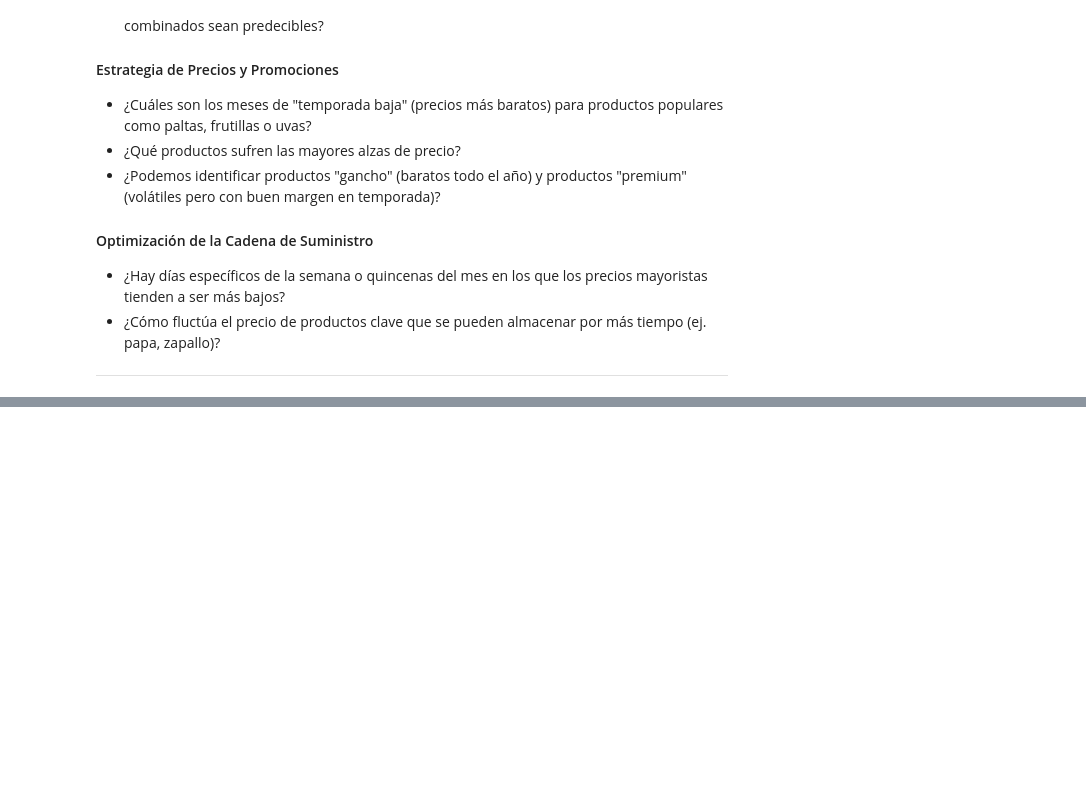
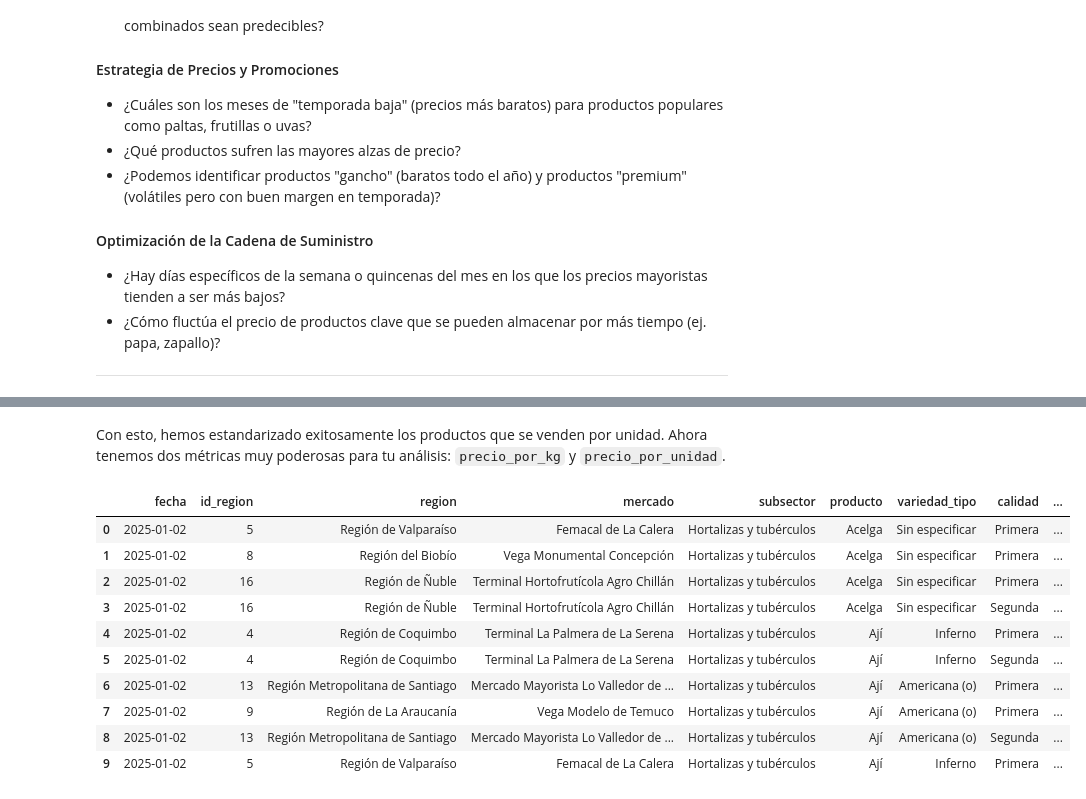
Before and after one commit to Ricardouchub/Analisis-Estrategico-de-Precios, a Jupyter notebook: Análisis Estratégico de Precios Mayoristas para el Sector Retail de Frutas y Hortalizas.ipynb, the cells around one changed output, grey strips where cells are left out. Saved outputs shown, nothing was run; the diff lists cells and outputs as text; code cells hidden in the pictures; blank space fills up the shorter version.

```diff
--- a/Análisis Estratégico de Precios Mayoristas para el Sector Retail de Frutas y Hortalizas.ipynb
+++ b/Análisis Estratégico de Precios Mayoristas para el Sector Retail de Frutas y Hortalizas.ipynb
@@ -41,0 +252,9 @@ Este análisis tiene como objetivo proporcionar una estrategia inicial para el l
+# %%
+# Paso 2: (Re)calcular el precio por kilo con los nuevos datos
+df['precio_por_kg'] = df['precio_promedio_ponderado'] / df['peso_kg']
+
+# --- Verificación ---
+print(f"Total de pesos extraídos con el código mejorado: {df['peso_kg'].notna().sum()}")
+
+# Mostramos algunas filas para confirmar que funcionó correctamente
+display(df[df['unidad_de_comercializacion'].str.contains('caja 10 kilos', na=False)].head())
@@ -41,0 +280,12 @@ Este análisis tiene como objetivo proporcionar una estrategia inicial para el l
+# %%
+# Regex: busca un número seguido de un espacio y la palabra 'unidades' o 'unidad'
+regex_unidades = r'(\d+)\s*unidades?'
+
+# Extraemos el número y lo guardamos en una nueva columna
+df['numero_unidades'] = df['unidad_de_comercializacion'].str.extract(regex_unidades, expand=False)
+
+# Convertimos a tipo numérico
+df['numero_unidades'] = pd.to_numeric(df['numero_unidades'])
+
+print("Valores de unidades extraídos:")
+display(df[df['numero_unidades'].notna()][['unidad_de_comercializacion', 'numero_unidades']].head())
@@ -41,0 +303,8 @@ Este análisis tiene como objetivo proporcionar una estrategia inicial para el l
+# %%
+# Buscamos filas que contienen 'unidad' pero donde no pudimos extraer un número
+# y les asignamos el valor 1
+condicion = df['unidad_de_comercializacion'].str.contains('unidad', na=False) & df['numero_unidades'].isnull()
+df.loc[condicion, 'numero_unidades'] = 1
+
+print("\nCasos de 'unidad' singular corregidos:")
+display(df[condicion][['unidad_de_comercializacion', 'numero_unidades']].head())
@@ -41,0 +322,7 @@ Este análisis tiene como objetivo proporcionar una estrategia inicial para el l
+# %%
+# Calculamos el precio por unidad
+df['precio_por_unidad'] = df['precio_promedio_ponderado'] / df['numero_unidades']
+
+# Mostramos un resumen final
+print("\nResumen con la nueva columna 'precio_por_unidad':")
+display(df[df['precio_por_unidad'].notna()][['producto', 'unidad_de_comercializacion', 'numero_unidades', 'precio_por_unidad']].head())
@@ -41,0 +337,16 @@ Este análisis tiene como objetivo proporcionar una estrategia inicial para el l
+# %% [markdown]
+Con esto, hemos estandarizado exitosamente los productos que se venden por unidad. Ahora tenemos  dos métricas muy poderosas para tu análisis: `precio_por_kg` y `precio_por_unidad`.
+# %%
+df.head(10)
+# %% [output]
+|  | fecha | id_region | region | mercado | subsector | producto | variedad_tipo | calidad | ... |
+| 0 | 2025-01-02 | 5 | Región de Valparaíso | Femacal de La Calera | Hortalizas y tubérculos | Acelga | Sin especificar | Primera | ... |
+| 1 | 2025-01-02 | 8 | Región del Biobío | Vega Monumental Concepción | Hortalizas y tubérculos | Acelga | Sin especificar | Primera | ... |
+| 2 | 2025-01-02 | 16 | Región de Ñuble | Terminal Hortofrutícola Agro Chillán | Hortalizas y tubérculos | Acelga | Sin especificar | Primera | ... |
+| 3 | 2025-01-02 | 16 | Región de Ñuble | Terminal Hortofrutícola Agro Chillán | Hortalizas y tubérculos | Acelga | Sin especificar | Segunda | ... |
+| 4 | 2025-01-02 | 4 | Región de Coquimbo | Terminal La Palmera de La Serena | Hortalizas y tubérculos | Ají | Inferno | Primera | ... |
+| 5 | 2025-01-02 | 4 | Región de Coquimbo | Terminal La Palmera de La Serena | Hortalizas y tubérculos | Ají | Inferno | Segunda | ... |
+| 6 | 2025-01-02 | 13 | Región Metropolitana de Santiago | Mercado Mayorista Lo Valledor de ... | Hortalizas y tubérculos | Ají | Americana (o) | Primera | ... |
+| 7 | 2025-01-02 | 9 | Región de La Araucanía | Vega Modelo de Temuco | Hortalizas y tubérculos | Ají | Americana (o) | Primera | ... |
+| 8 | 2025-01-02 | 13 | Región Metropolitana de Santiago | Mercado Mayorista Lo Valledor de ... | Hortalizas y tubérculos | Ají | Americana (o) | Segunda | ... |
+| 9 | 2025-01-02 | 5 | Región de Valparaíso | Femacal de La Calera | Hortalizas y tubérculos | Ají | Inferno | Primera | ... |
```
Also changed, not shown: parts of 37 cells of this notebook.
